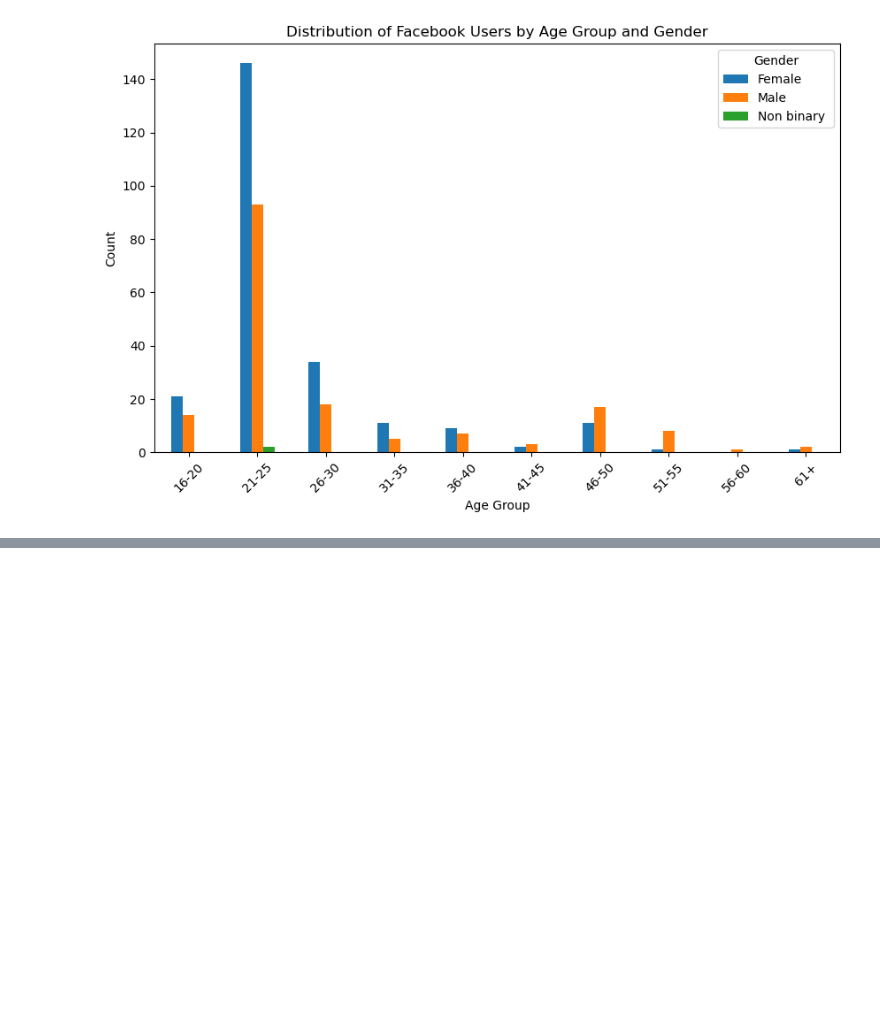
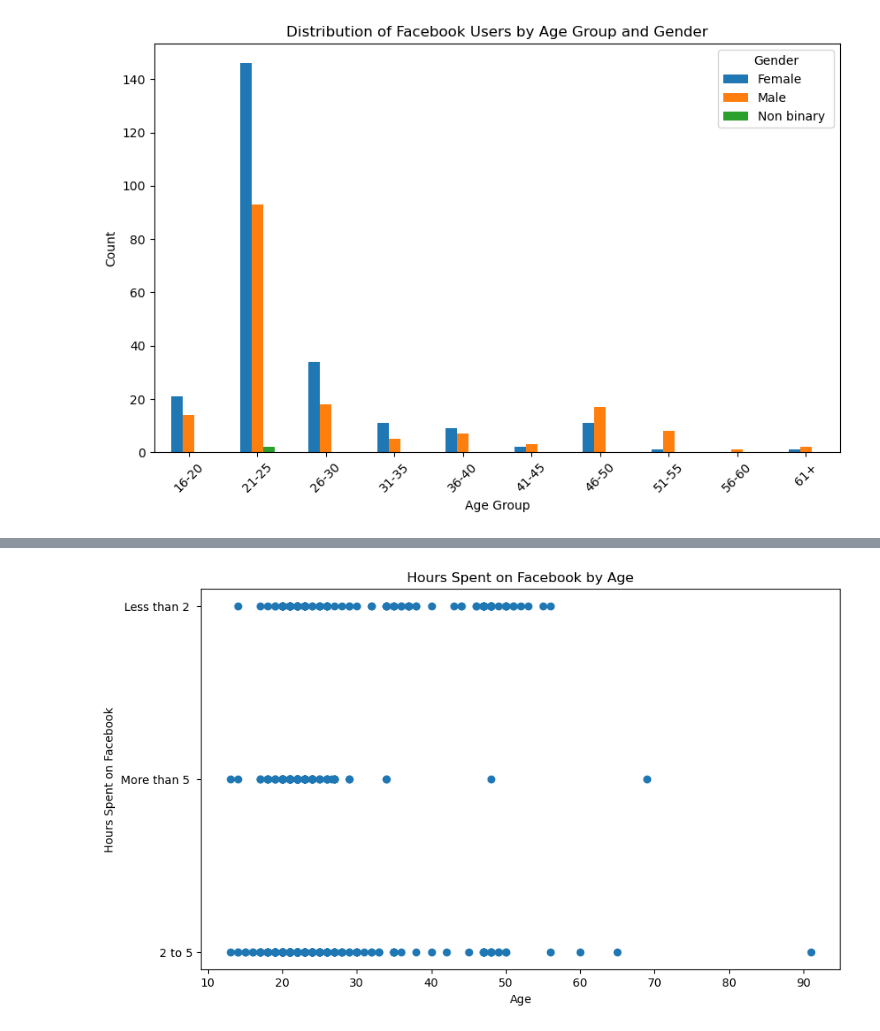
Before and after one commit to emilyfaris/social-media-mental-health-project, a Jupyter notebook: PROJECT 3 - MB.ipynb, the cells around one changed output, grey strips where cells are left out. Drawn from its saved outputs; the diff is of its cells as text; code cells hidden in the pictures; blank space fills up the shorter version.

```diff
--- a/PROJECT 3 - MB.ipynb
+++ b/PROJECT 3 - MB.ipynb
@@ -181,0 +216,10 @@ plt.show()
+# %%
+# Plot hours spent on Facebook vs Age
+plt.figure(figsize=(10, 6))
+plt.scatter(df['Age'], df['HoursSpent'])
+plt.xlabel('Age')
+plt.ylabel('Hours Spent on Facebook')
+plt.title('Hours Spent on Facebook by Age')
+plt.show()
+# %% [output]
+[figure, added]
```
Also changed, not shown: parts of 14 cells of this notebook.
